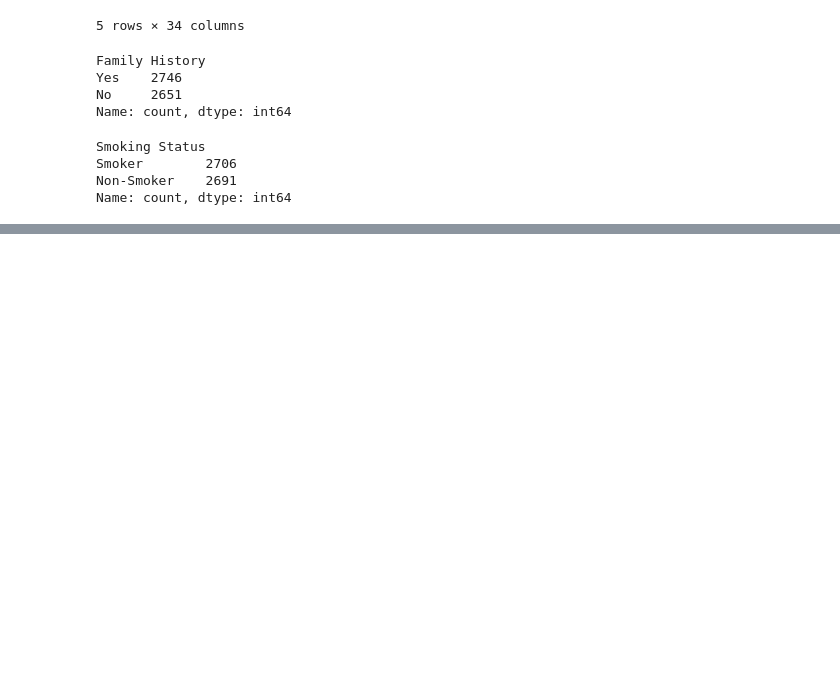
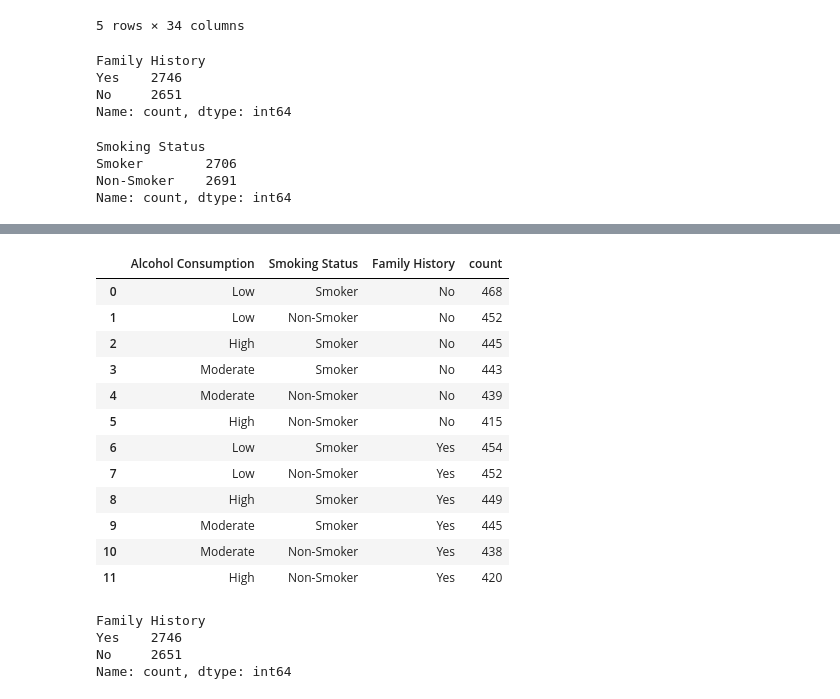
Before and after one commit to darren-coder/project-one, a Jupyter notebook: Darren_type2/Darren_type2_data.ipynb, the cells around one changed output, grey strips where cells are left out. Saved outputs shown, nothing was run; the diff lists cells and outputs as text; code cells hidden in the pictures; blank space fills up the shorter version.

```diff
--- a/Darren_type2/Darren_type2_data.ipynb
+++ b/Darren_type2/Darren_type2_data.ipynb
@@ -201,0 +153,31 @@ Name: count, dtype: int64
+# %%
+lifestyle_factors_type3c_df = type3c_df[['Alcohol Consumption','Smoking Status','Family History']]
+lifestyle_factors_type3c_df.reset_index(drop=True)
+type3c_numbers = pd.DataFrame(lifestyle_factors_type3c_df.value_counts())
+type3c_numbers = type3c_numbers.sort_values(by=['Family History']).reset_index()
+type3c_numbers_df = pd.DataFrame(type3c_numbers)
+
+type3c_numbers_df
+# %% [output]
+|  | Alcohol Consumption | Smoking Status | Family History | count |
+| 0 | Low | Smoker | No | 468 |
+| 1 | Low | Non-Smoker | No | 452 |
+| 2 | High | Smoker | No | 445 |
+| 3 | Moderate | Smoker | No | 443 |
+| 4 | Moderate | Non-Smoker | No | 439 |
+| 5 | High | Non-Smoker | No | 415 |
+| 6 | Low | Smoker | Yes | 454 |
+| 7 | Low | Non-Smoker | Yes | 452 |
+| 8 | High | Smoker | Yes | 449 |
+| 9 | Moderate | Smoker | Yes | 445 |
+| 10 | Moderate | Non-Smoker | Yes | 438 |
+| 11 | High | Non-Smoker | Yes | 420 |
+# %%
+wolfram_df = original_data[original_data['Target'] == 'Type 2 Diabetes']
+wolfram_df.reset_index()
+wolfram_df.value_counts('Family History')
+# %% [output]
+Family History
+Yes    2746
+No     2651
+Name: count, dtype: int64
```
Also changed, not shown: parts of 29 cells of this notebook.
